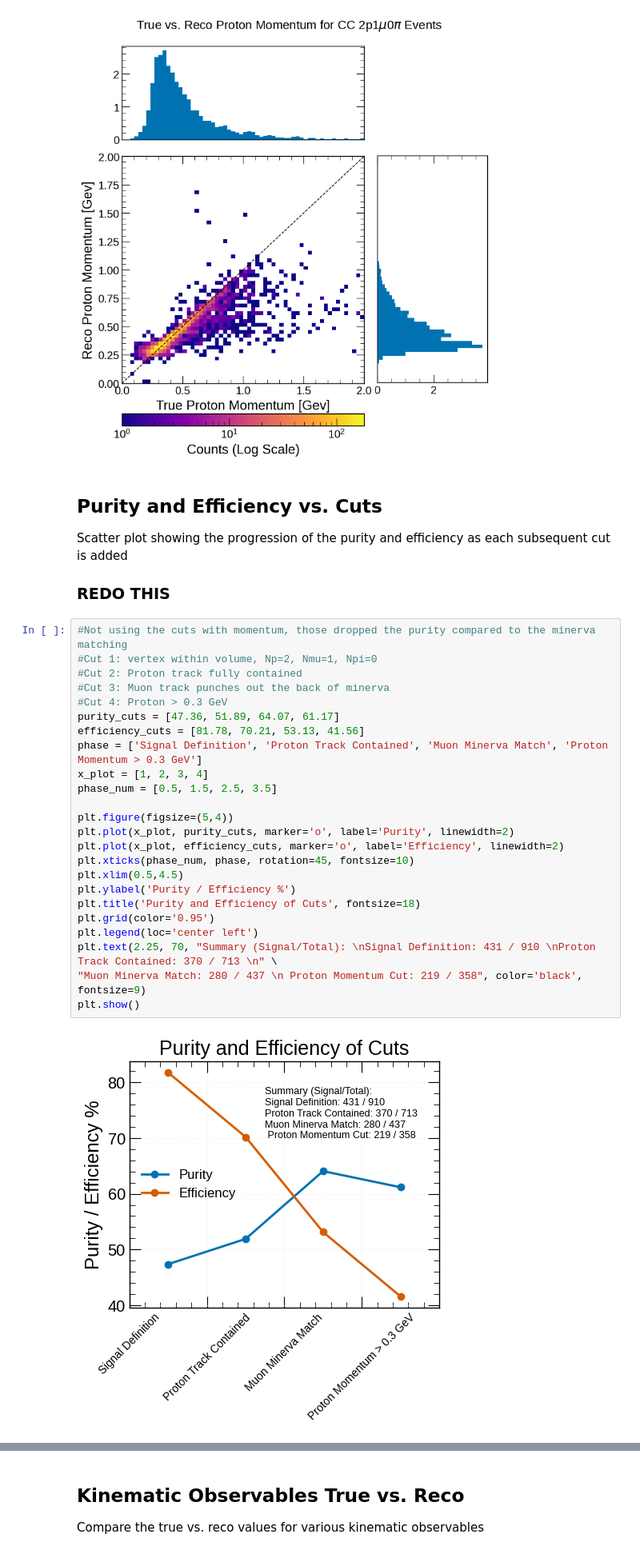
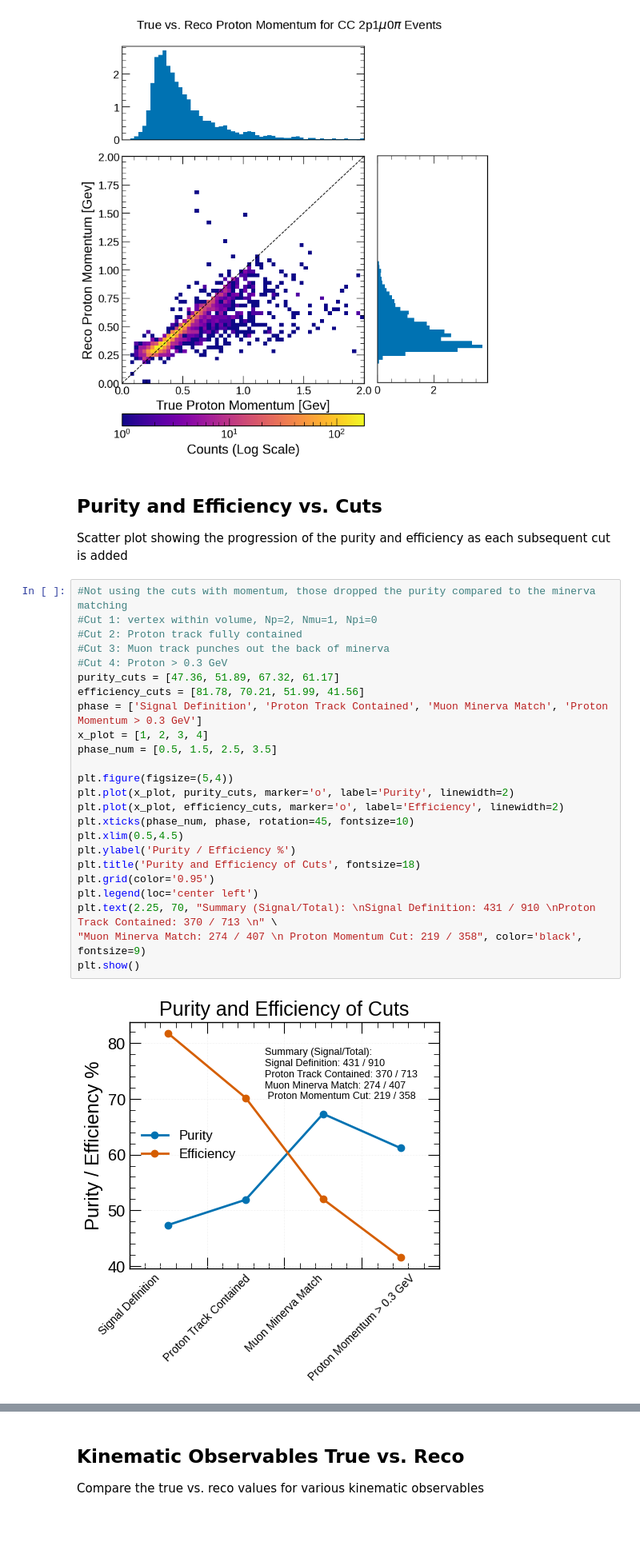
Before and after one commit to ZaeMoore/2x2_CAF, a Jupyter notebook: minirun/caf_analysis.ipynb, the cells around one changed output, grey strips where cells are left out. Shown at 80% size. Cells and saved outputs as stored; diff of their text form; blank space fills up the shorter version.

```diff
--- a/minirun/caf_analysis.ipynb
+++ b/minirun/caf_analysis.ipynb
@@ -846,34 +862,32 @@ plt.show()
 ## Purity and Efficiency vs. Cuts
 
 Scatter plot showing the progression of the purity and efficiency as each subsequent cut is added
-
-### REDO THIS
 # %%
 #Not using the cuts with momentum, those dropped the purity compared to the minerva matching
 #Cut 1: vertex within volume, Np=2, Nmu=1, Npi=0
 #Cut 2: Proton track fully contained
 #Cut 3: Muon track punches out the back of minerva
 #Cut 4: Proton > 0.3 GeV
-purity_cuts = [47.36, 51.89, 64.07, 61.17]
-efficiency_cuts = [81.78, 70.21, 53.13, 41.56]
+purity_cuts = [47.36, 51.89, 67.32, 61.17]
+efficiency_cuts = [81.78, 70.21, 51.99, 41.56]
 phase = ['Signal Definition', 'Proton Track Contained', 'Muon Minerva Match', 'Proton Momentum > 0.3 GeV']
 x_plot = [1, 2, 3, 4]
 phase_num = [0.5, 1.5, 2.5, 3.5]
 
 plt.figure(figsize=(5,4))
 plt.plot(x_plot, purity_cuts, marker='o', label='Purity', linewidth=2)
 plt.plot(x_plot, efficiency_cuts, marker='o', label='Efficiency', linewidth=2)
 plt.xticks(phase_num, phase, rotation=45, fontsize=10)
 plt.xlim(0.5,4.5)
 plt.ylabel('Purity / Efficiency %')
 plt.title('Purity and Efficiency of Cuts', fontsize=18)
 plt.grid(color='0.95')
 plt.legend(loc='center left')
 plt.text(2.25, 70, "Summary (Signal/Total): \nSignal Definition: 431 / 910 \nProton Track Contained: 370 / 713 \n" \
-"Muon Minerva Match: 280 / 437 \n Proton Momentum Cut: 219 / 358", color='black', fontsize=9)
+"Muon Minerva Match: 274 / 407 \n Proton Momentum Cut: 219 / 358", color='black', fontsize=9)
 plt.show()
 # %% [output]
-[figure, old version]
+[figure, new version]
 # %% [markdown]
 ## Proton ID Purity vs. truth and reco proton momentum
 purity(bin) = N(true_pdg == 2212 AND reco_pdg == 2212 in that momentum bin) / N(reco_pdg == 2212 in that momentum bin)
```
Also changed, not shown: parts of 8 cells of this notebook, 5 other files.
